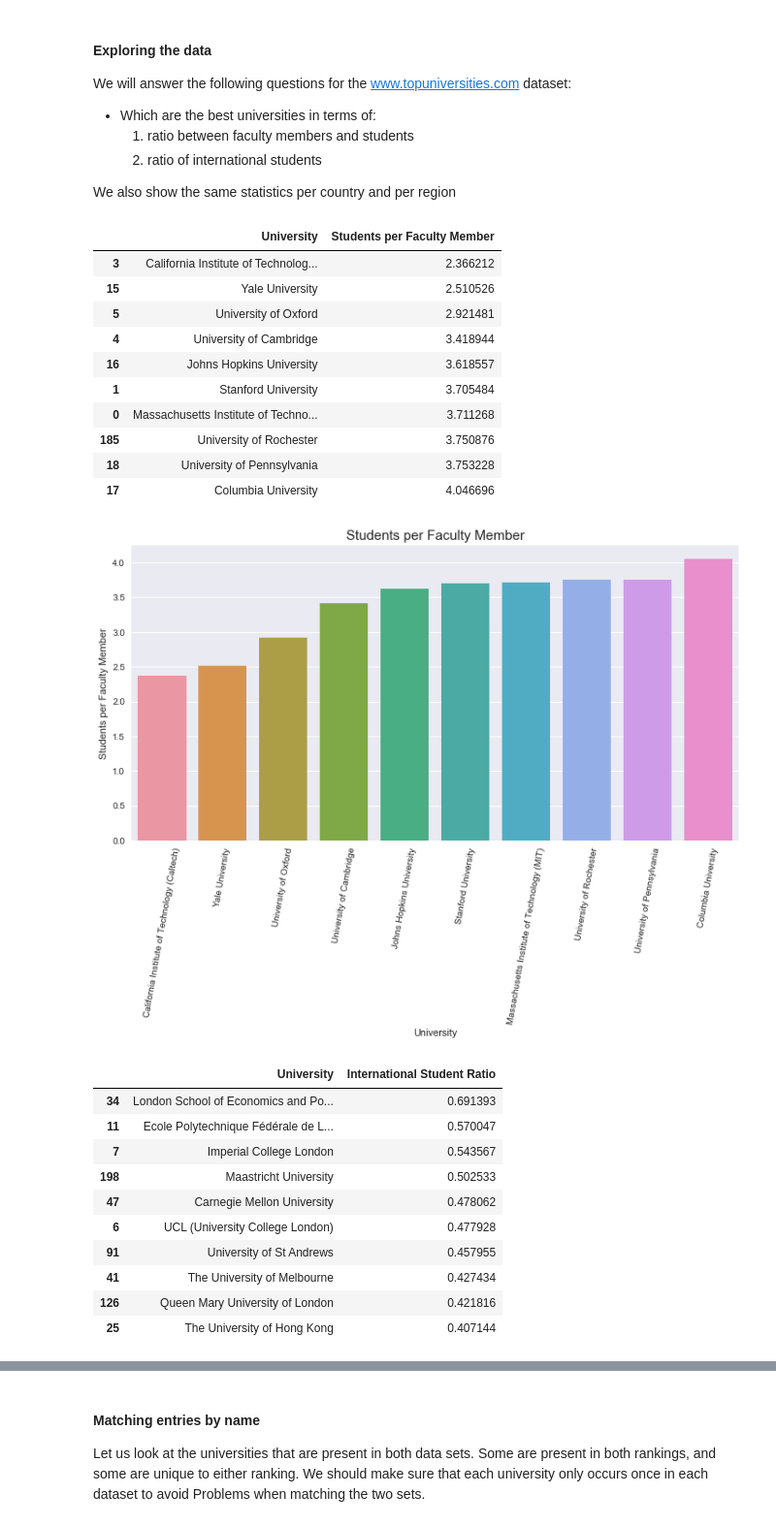
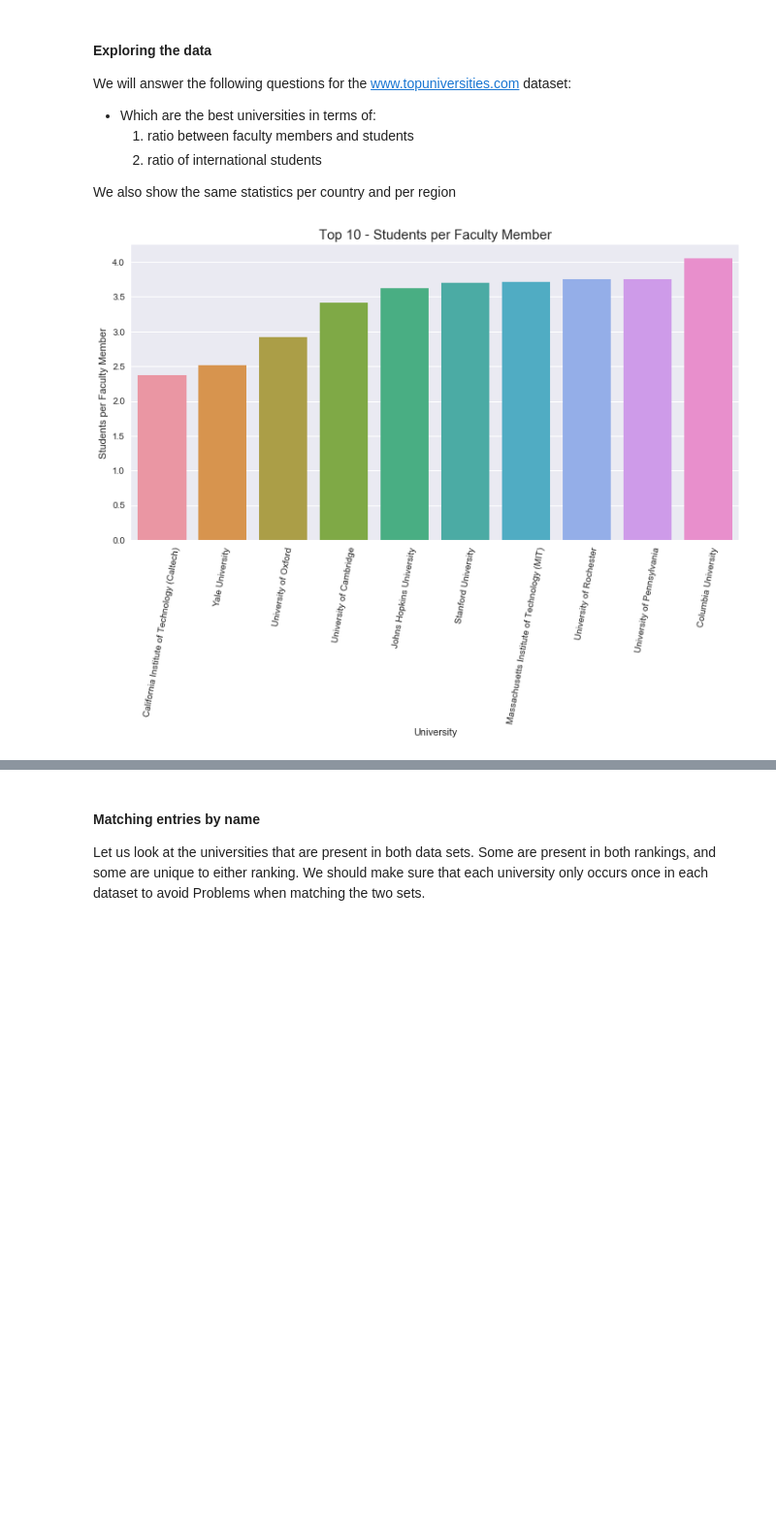
Before and after one commit to zenhaeus/cs-401, a Jupyter notebook: 02 - Data from the Web/Homework 2.ipynb, the cells around one changed output, grey strips where cells are left out. Shown at 97% size. Saved outputs shown, nothing was run; the diff lists cells and outputs as text; code cells hidden in the pictures; blank space fills up the shorter version.

Commit message:
Leave out tables from plots, create functions to transform university names for merging

```diff
--- a/02 - Data from the Web/Homework 2.ipynb
+++ b/02 - Data from the Web/Homework 2.ipynb
@@ -251,7 +242,7 @@ plot_labels = {
     'region' : 'Region'
 }
 
-def plot_ratio(df, stat, groupby=None):
+def plot_ratio(df, stat, groupby=None, print_table=False):
     # create plot
     fig, ax = plt.subplots()
 
@@ -265,63 +256,42 @@ def plot_ratio(df, stat, groupby=None):
         col_name = plot_labels['international_student_count']
         ratio = df['international_student_count'].div(df['total_student_count'])
 
-
     if groupby is not None:
         title = col_name + " grouped by " + groupby
 
         # create new dataframe
         fsr = pd.concat([df[groupby], ratio], axis=1)
         lbl = plot_labels[groupby]
         fsr.columns = [lbl, col_name]
         fsr_g = fsr.groupby([lbl])[col_name].mean().to_frame()
         fsr_g['std'] = fsr.groupby([lbl])[col_name].std().to_frame()
         #fsr_g.sort_values(by=fsr_g.index, inplace=True, ascending=asc)
-        ICD.display(fsr_g)
+        if print_table:
+            ICD.display(fsr_g)
         sns.barplot(x=lbl, y=col_name, data=fsr, ax=ax)
     else:
-        title = col_name
+        title = "Top 10 - " + col_name
 
         # create new dataframe
         fsr = pd.concat([df.name, ratio], axis=1)
         fsr.columns = ['University', col_name]
         fsr = fsr.sort_values(by=col_name, ascending=asc)[:10]
-        ICD.display(fsr)
+        if print_table:
+            ICD.display(fsr)
         sns.barplot(fsr['University'], fsr[col_name], ax=ax)
 
     ax.set_title(title, fontsize=15)
     plt.rcParams['figure.figsize']=(12,6)
     plt.xticks(rotation=80)
     plt.ylabel(col_name)
     return plt
 
 # tu plots
 plot_ratio(tu_df, 'staff').show()
 plot_ratio(tu_df, 'int', ).show()
 plot_ratio(tu_df, 'staff', 'country').show()
 plot_ratio(tu_df, 'int', 'country').show()
 plot_ratio(tu_df, 'staff', 'region').show()
 plot_ratio(tu_df, 'int', 'region').show()
 # %% [output]
-|  | University | Students per Faculty Member |
-| 3 | California Institute of Technolog... | 2.366212 |
-| 15 | Yale University | 2.510526 |
-| 5 | University of Oxford | 2.921481 |
-| 4 | University of Cambridge | 3.418944 |
-| 16 | Johns Hopkins University | 3.618557 |
-| 1 | Stanford University | 3.705484 |
-| 0 | Massachusetts Institute of Techno... | 3.711268 |
-| 185 | University of Rochester | 3.750876 |
-| 18 | University of Pennsylvania | 3.753228 |
-| 17 | Columbia University | 4.046696 |
-[figure, old version]
+[figure, new version]
-|  | University | International Student Ratio |
-| 34 | London School of Economics and Po... | 0.691393 |
-| 11 | Ecole Polytechnique Fédérale de L... | 0.570047 |
-| 7 | Imperial College London | 0.543567 |
-| 198 | Maastricht University | 0.502533 |
-| 47 | Carnegie Mellon University | 0.478062 |
-| 6 | UCL (University College London) | 0.477928 |
-| 91 | University of St Andrews | 0.457955 |
-| 41 | The University of Melbourne | 0.427434 |
-| 126 | Queen Mary University of London | 0.421816 |
-| 25 | The University of Hong Kong | 0.407144 |
```
Also changed, not shown: parts of 13 cells of this notebook.
